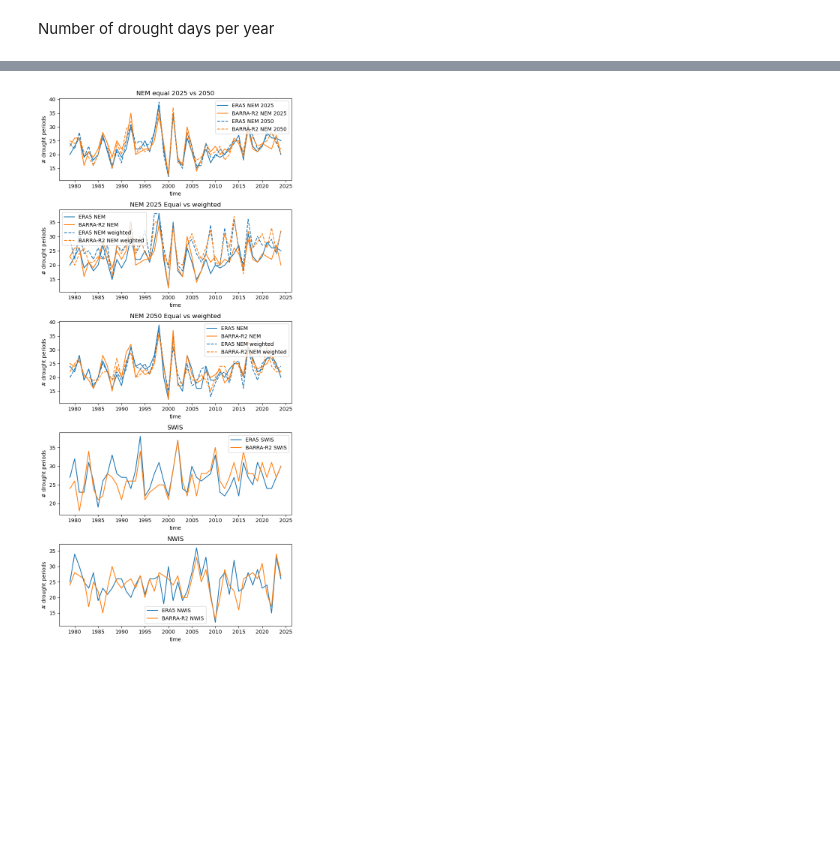
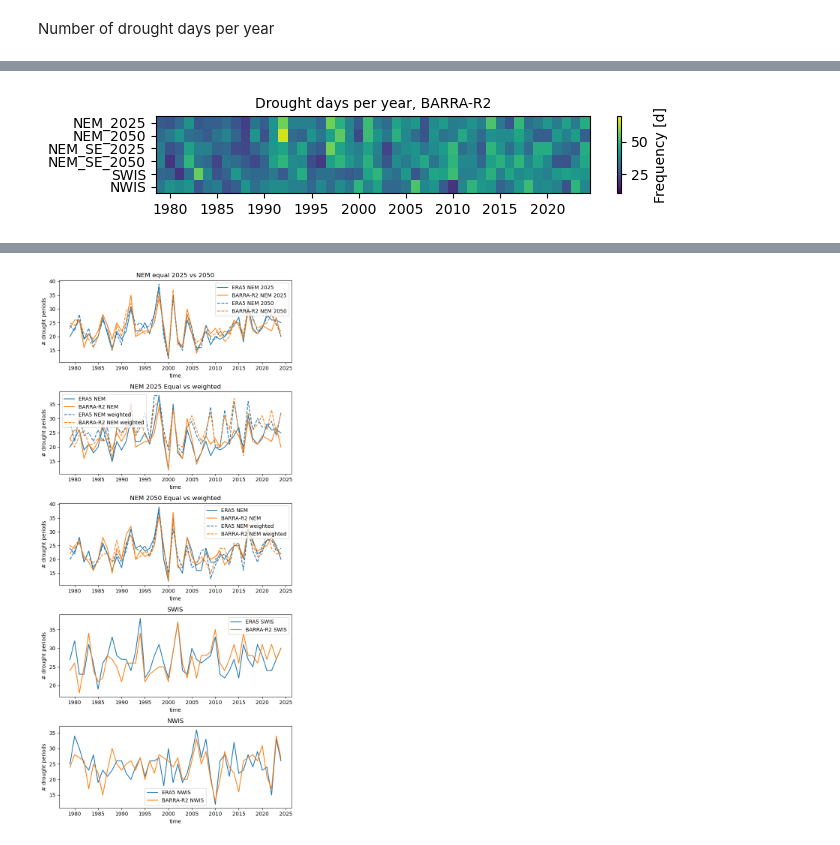
Before and after one commit to dougrichardson/wind_drought, a Jupyter notebook: 08_reanalysis_drought_stats.ipynb, the cells around one changed output, grey strips where cells are left out. Cells and saved outputs as stored; diff of their text form; code cells hidden in the pictures; blank space fills up the shorter version.

```diff
--- a/08_reanalysis_drought_stats.ipynb
+++ b/08_reanalysis_drought_stats.ipynb
@@ -341,0 +323,14 @@ def n_droughts(da, min_len=1):
+# %%
+n_days_barra = _get_plot_stats(
+    n_drought_days,
+    ws_dict,
+    {
+        "BARRA-R2_NEM_NEM_wind_2025_weighted": "NEM_2025",
+        "BARRA-R2_NEM_NEM_wind_2050_weighted": "NEM_2050",
+        "BARRA-R2_NEM_SE_wind_2025_weighted": "NEM_SE_2025",
+        "BARRA-R2_NEM_SE_wind_2050_weighted": "NEM_SE_2050",
+        "BARRA-R2_SWIS": "SWIS",
+        "BARRA-R2_NWIS": "NWIS"
+    },
+    var_name
+)
@@ -341,0 +383,4 @@ def n_droughts(da, min_len=1):
+# %%
+plot_heat_ts(n_days_barra, "Frequency [d]", "Drought days per year, BARRA-R2", vmin=10, vmax=70)
+# %% [output]
+[figure, added]
```
Also changed, not shown: parts of 33 cells of this notebook.
